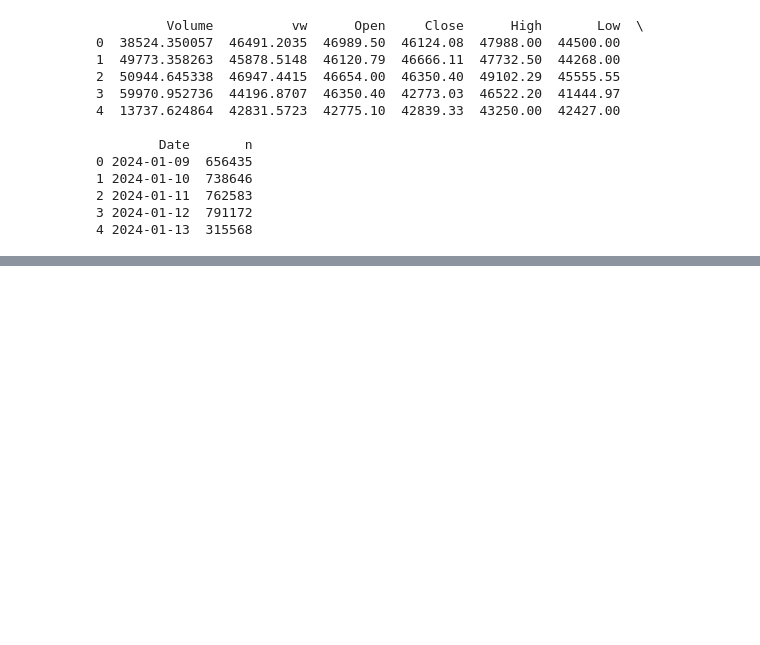
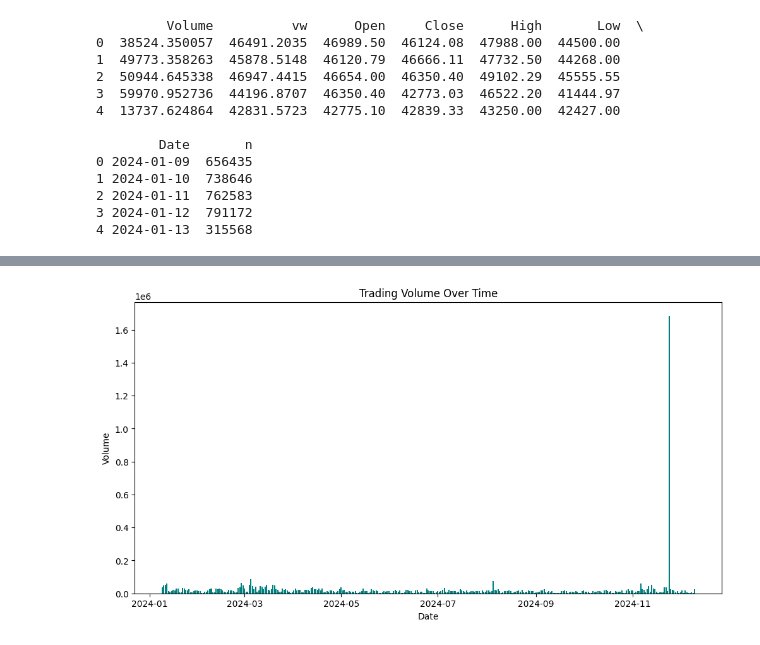
Before and after one commit to mehrabdhali/Final-Project, a Jupyter notebook: Bitcoin.ipynb, the cells around one changed output, grey strips where cells are left out. Saved outputs shown, nothing was run; the diff lists cells and outputs as text; code cells hidden in the pictures; blank space fills up the shorter version.

```diff
--- a/Bitcoin.ipynb
+++ b/Bitcoin.ipynb
@@ -57,0 +60,9 @@ plt.show()
+# %%
+plt.figure(figsize=(12, 6))
+plt.bar(df['Date'], df['Volume'], color='teal')
+plt.title('Trading Volume Over Time')
+plt.xlabel('Date')
+plt.ylabel('Volume')
+plt.show()
+# %% [output]
+[figure, added]
```
Also changed, not shown: parts of 2 cells of this notebook, 1 other file.
